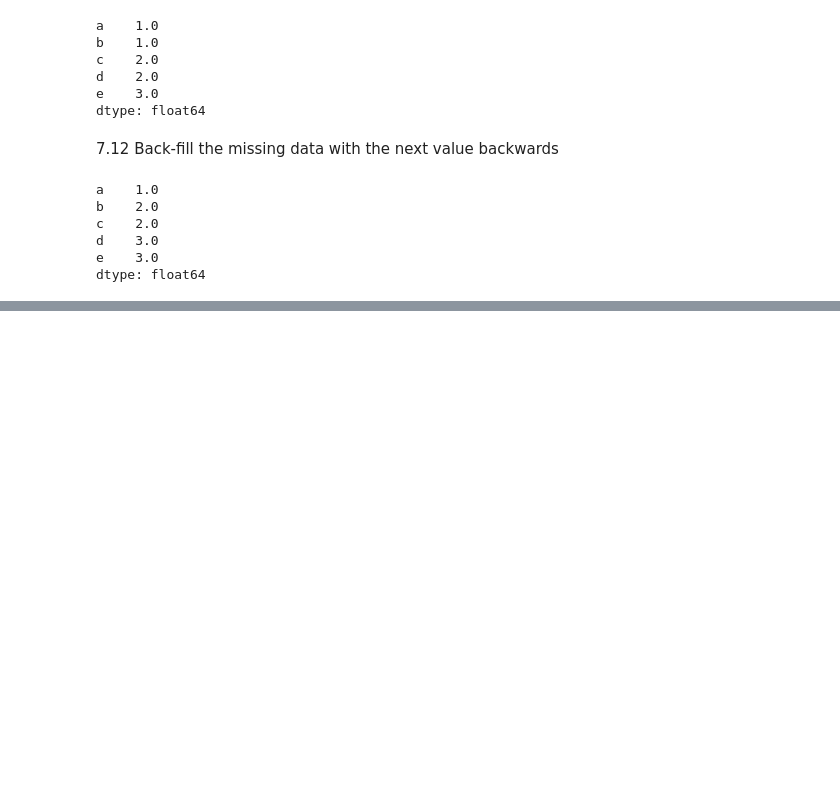
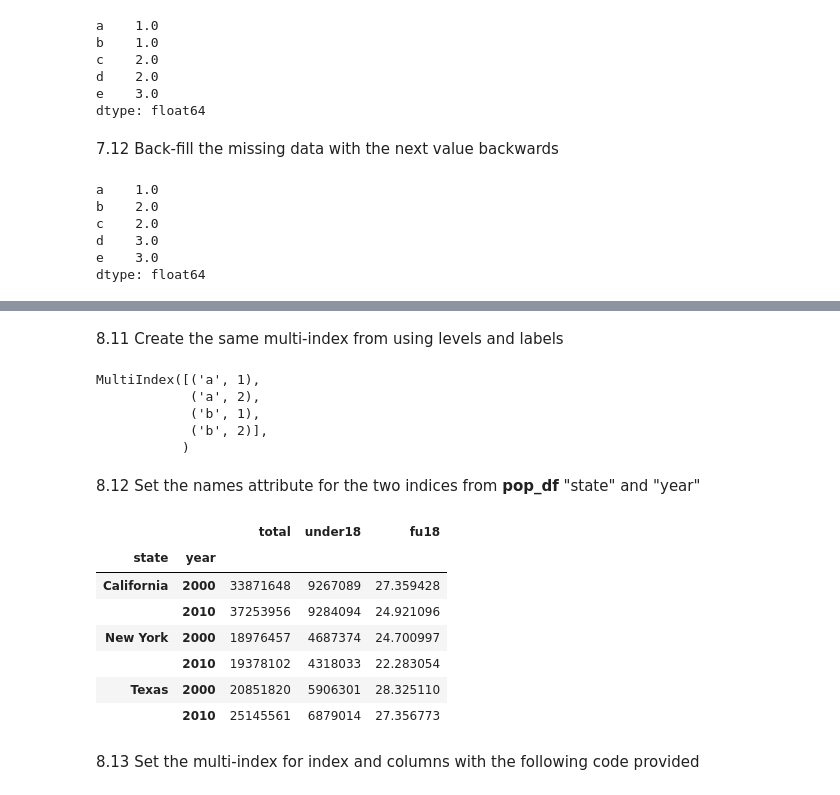
Before and after one commit to LeonvonGrebmer/Data_Science_Training_Books, a Jupyter notebook: Pandas_Training_Book_v_006.ipynb, the cells around one changed output, grey strips where cells are left out. Drawn from its saved outputs; the diff is of its cells as text; code cells hidden in the pictures; blank space fills up the shorter version.

Commit message:
Updated Pandas_Training_Book_v_006
Update to version 006
Added new Task

```diff
--- a/Pandas_Training_Book_v_005.ipynb
+++ b/Pandas_Training_Book_v_006.ipynb
@@ -723,0 +724,6 @@ dtype: float64
+# %%
+index = [("California", 2000), ("California", 2010), ("New York", 2000),
+         ("New York", 2010), ("Texas", 2000), ("Texas", 2010)]
+
+index = pd.MultiIndex.from_tuples(index)
+print(index)
@@ -723,0 +742,5 @@ dtype: float64
+# %%
+populations = [33871648, 37253956, 18976457, 19378102, 20851820, 25145561]
+
+pop = pd.Series(populations, index = index)
+pop
@@ -723,0 +797,5 @@ dtype: float64
+# %%
+under18 = [9267089, 9284094, 4687374, 4318033, 5906301, 6879014]
+
+pop_df = pd.DataFrame({"total": pop, "under18": under18})
+pop_df
@@ -723,0 +814,3 @@ dtype: float64
+# %%
+pop_df["fu18"] = (pop_df["under18"] / pop_df["total"]) *100
+pop_df
@@ -723,0 +867,14 @@ dtype: float64
+# %% [markdown]
+8.11 Create the same multi-index from using levels and labels
+# %%
+pd.MultiIndex(levels=[["a","b"],[1,2]], codes= [[0,0,1,1], [0,1,0,1]])
+
+# In the book the key-word says "labels" instead "codes". If you read the docstring by putting the command
+# below you can see, that it got updated.
+#pd.MultiIndex?
+# %% [output]
+MultiIndex([('a', 1),
+            ('a', 2),
+            ('b', 1),
+            ('b', 2)],
+           )
@@ -723,0 +883,14 @@ dtype: float64
+# %% [markdown]
+8.12 Set the names attribute for the two indices from **pop_df** "state" and "year"
+# %%
+pop_df.index.names= ["state", "year"]
+pop_df
+# %% [output]
+|  |  | total | under18 | fu18 |
+| state | year |  |  |  |
+| California | 2000 | 33871648 | 9267089 | 27.359428 |
+|  | 2010 | 37253956 | 9284094 | 24.921096 |
+| New York | 2000 | 18976457 | 4687374 | 24.700997 |
+|  | 2010 | 19378102 | 4318033 | 22.283054 |
+| Texas | 2000 | 20851820 | 5906301 | 28.325110 |
+|  | 2010 | 25145561 | 6879014 | 27.356773 |
@@ -723,0 +899,2 @@ dtype: float64
+# %% [markdown]
+8.13 Set the multi-index for index and columns with the following code provided
```
Also changed, not shown: parts of 64 cells of this notebook.
